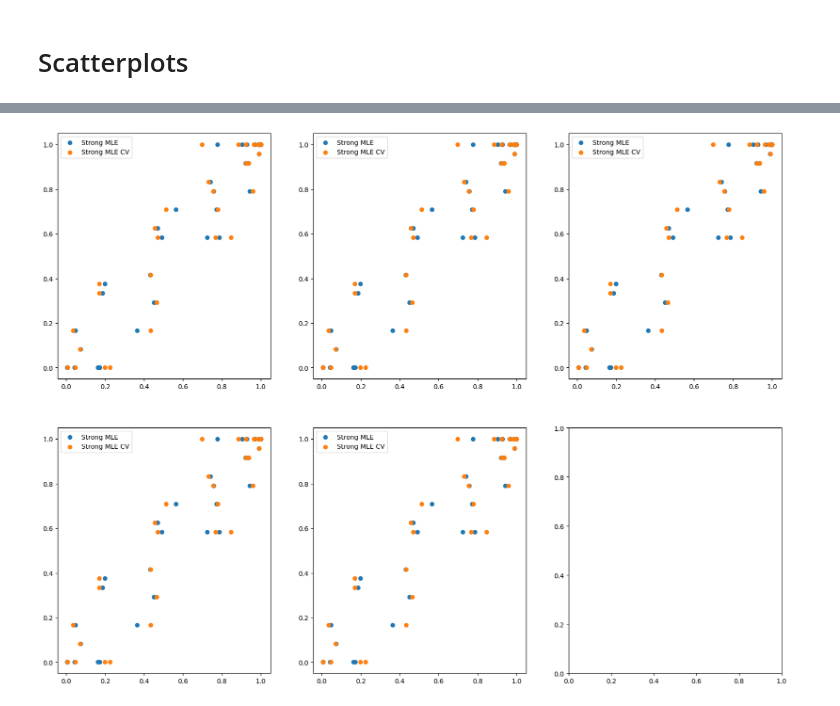
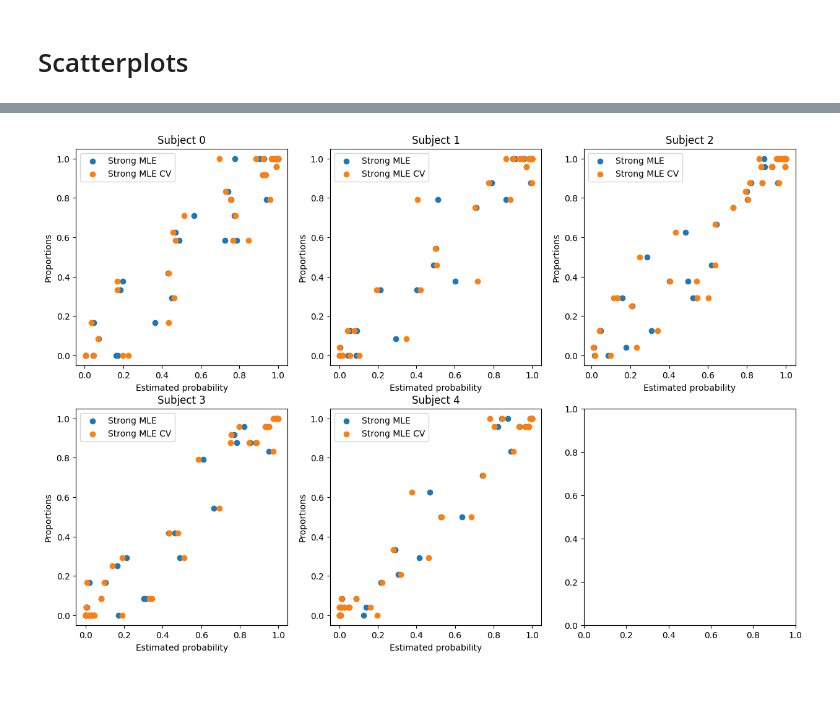
Before and after one commit to s180820/CogMod3, a Jupyter notebook: Part_2.ipynb, the cells around one changed output, grey strips where cells are left out. Drawn from its saved outputs; the diff is of its cells as text; code cells hidden in the pictures.

Commit message:
The updated scatterplots for all possible models

```diff
--- a/Part_2.ipynb
+++ b/Part_2.ipynb
@@ -415,7 +415,30 @@ def compute_binom_BCI(params, d, test):
     #nll = -sum(np.log(stats.binom.pmf(x_a, NUM_RESPONSES, Pa))) - sum(np.log(stats.binom.pmf(x_v, NUM_RESPONSES, Pv))) - sum(L)
     #print(-nll)
     return -nll[test]
+# %%
+
+def calculate_p_BCI(subject):
+    ps_1 = []
+    for s in subject:
+        sigma_a, sigma_v, c_a, c_v, c = s.x
+        sigma_a = np.exp(sigma_a)
+        sigma_v = np.exp(sigma_v)
+        p_1 = []
+        for i in range(5):
+            p_1.append(cdf_a_v(i + 1, sigma_a, c_a))
+
+        for i in range(5):
+            p_1.append(cdf_a_v(i + 1, sigma_v, c_v))
+
+        for i in range(5):
+            for j in range(0, 5):
+                p_1.append(cdf_av(j + 1, i + 1, sigma_a, sigma_v, c_a, c_v))
+
+        ps_1.append(p_1)
+    return ps_1
 # %%
+p_BCI_early = []
+
 for s in range(5):
     test_err = []
     training_err = []
@@ -426,6 +449,7 @@ for s in range(5):
         training_err.append(m.fun)
         #print(m.x)
         test_err.append(compute_binom_BCI(m.x, data[s], test))
+        p_BCI_early.append(calculate_p_BCI([m])[0][test])
 
     print("TRAINING ERR DATA", s , np.mean(training_err))
     print("TEST ERR DATA", s, np.sum(test_err))
@@ -510,15 +559,15 @@ p_mle_s = np.reshape(p_mle_s, (5,35))
 # %%
-fig, axs = plt.subplots(2,3, figsize=(20, 15), facecolor='w', edgecolor='k')
+fig, axs = plt.subplots(2,3, figsize=(15, 10), facecolor='w', edgecolor='k')
 
 axs = axs.ravel()
 
 for i in range(5):
 
-    axs[i].scatter(ps_2[0], (data[0]/24).reshape((35,1)))
-    axs[i].scatter(p_mle_s[0], (data[0]/24).reshape((35,1)))
-    #axs[i].title('Subject {}'.format(i))
-    #axs[i].xlabel('Estimated probability')
-    #axs[i].ylabel('Proportions')
+    axs[i].scatter(ps_2[i], (data[i]/24).reshape((35,1)))
+    axs[i].scatter(p_mle_s[i], (data[i]/24).reshape((35,1)))
+    axs[i].set_title('Subject {}'.format(i))
+    axs[i].set_xlabel('Estimated probability')
+    axs[i].set_ylabel('Proportions')
     axs[i].legend(["Strong MLE", "Strong MLE CV"])
 # %% [output]
-[figure, old version]
+[figure, new version]
```
Also changed, not shown: parts of 14 cells of this notebook, 1 other file.
